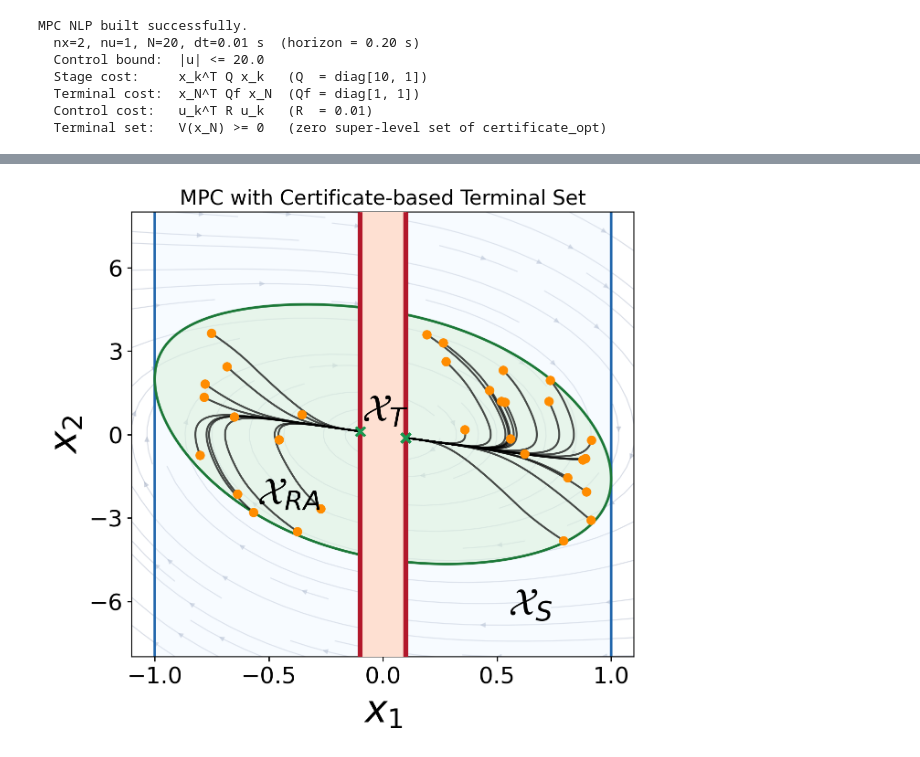
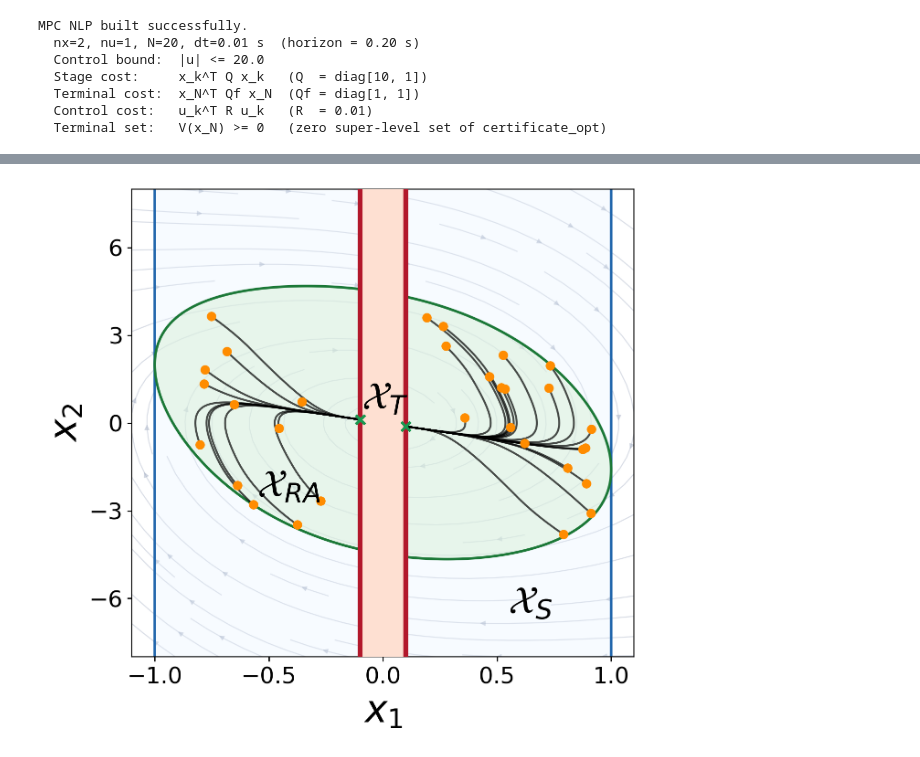
Before and after one commit to Aalto-Nonlinear-Systems-and-Control/reach_avoid_backstepping_MPC, a Jupyter notebook: example_01_mpc.ipynb, the cells around one changed output, grey strips where cells are left out. Drawn from its saved outputs; the diff is of its cells as text; code cells hidden in the pictures.

```diff
--- a/example_01_mpc.ipynb
+++ b/example_01_mpc.ipynb
@@ -388,35 +388,35 @@ for this_traj in traj_x_mpc:
         s=50,
         c=BetterColor.orange3(),
         marker="o",
         linewidths=0.3,
         zorder=300,
     )
     ax.scatter(
         this_traj[-1, 0],
         this_traj[-1, 1],
         s=50,
         c=BetterColor.green0(),
         marker="x",
         linewidths=2,
         zorder=300,
     )
 
 this_fontsize = 30
 ax.text(0.55, -6.5, r"$\mathcal{X}_S$", zorder=1000, fontsize=this_fontsize)
 ax.text(-0.09, 0.5, r"$\mathcal{X}_T$", zorder=1000, fontsize=this_fontsize)
 ax.text(-0.55, -2.5, r"$\mathcal{X}_{RA}$", zorder=1000, fontsize=this_fontsize)
 
 ax.set_xlim(-1.1, 1.1)
 ax.set_ylim(-8.0, 8.0)
 ax.xaxis.set_tick_params(labelsize=18, width=1)
 ax.yaxis.set_tick_params(labelsize=18, width=1)
 ax.yaxis.set_major_locator(plt.MaxNLocator(nbins=6))
 ax.set_xlabel("$x_1$", fontsize=this_fontsize)
 ax.set_ylabel("$x_2$", fontsize=this_fontsize)
-ax.set_title("MPC with Certificate-based Terminal Set", fontsize=16)
+# ax.set_title("MPC with Certificate-based Terminal Set", fontsize=16)
 plt.show()
 # %% [output]
-[figure, old version]
+[figure, new version]
 # %%
 # ── Control input signals along MPC trajectories ────────────────────────────
 px = 1 / plt.rcParams["figure.dpi"]
```
Also changed, not shown: parts of 1 cell of this notebook.
